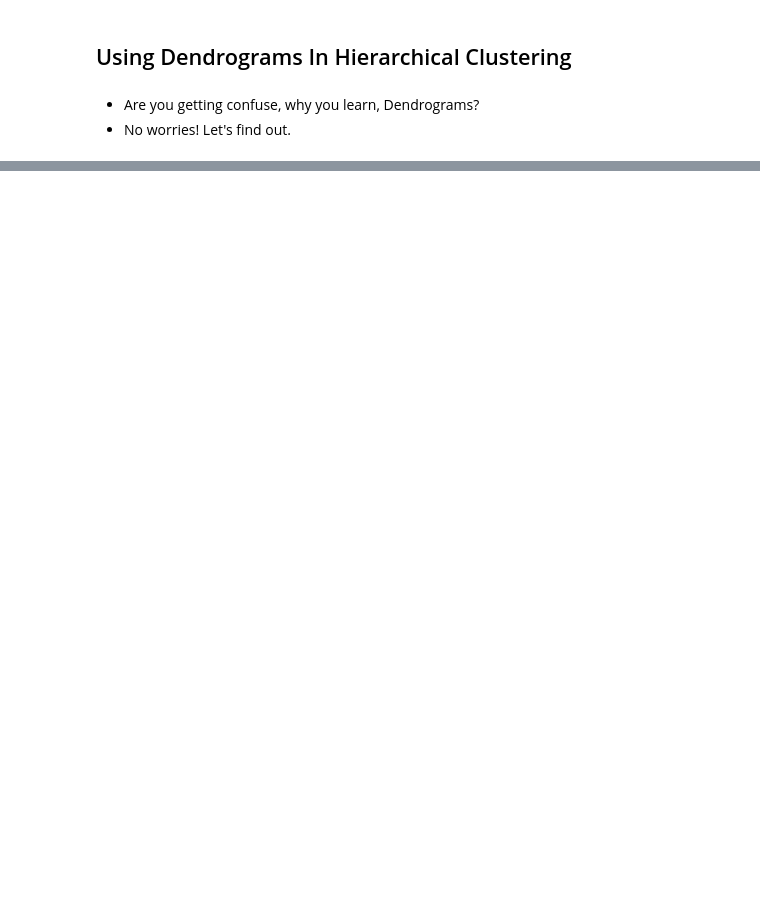
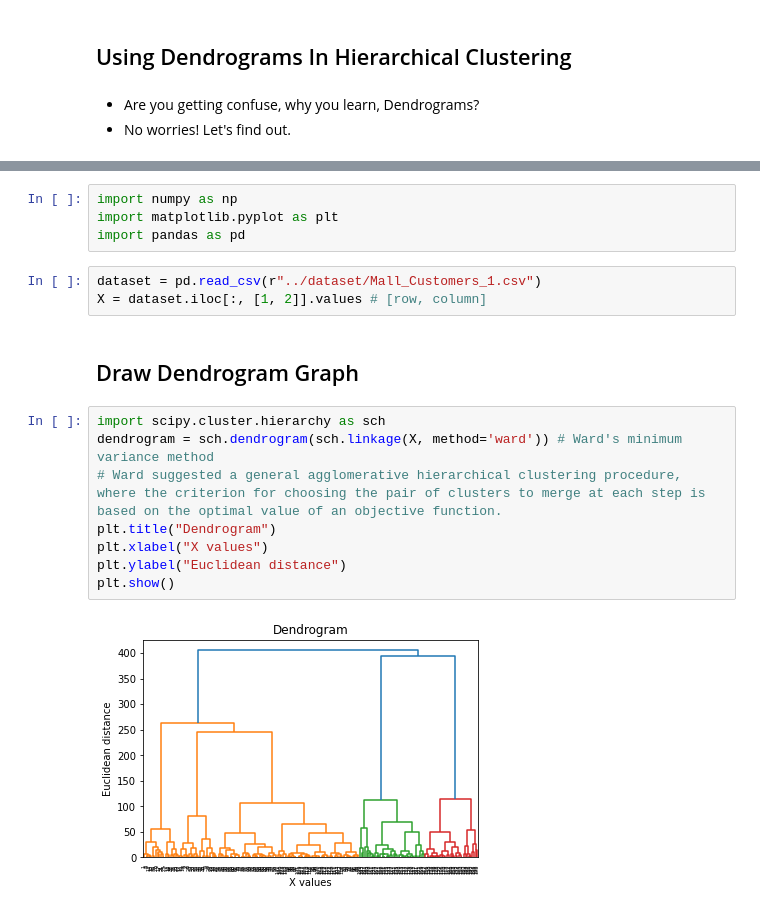
Before and after one commit to sanjay-rb/Machine-learning, a Jupyter notebook: notebook/20 . Hierarchical Clustering.ipynb, the cells around one changed output, grey strips where cells are left out. Drawn from its saved outputs; the diff is of its cells as text; blank space fills up the shorter version.

Commit message:
20 . Hierarchical Clustering Code added

```diff
--- a/notebook/20 . Hierarchical Clustering.ipynb
+++ b/notebook/20 . Hierarchical Clustering.ipynb
@@ -91,0 +107,19 @@ We need to find the longest distance between the Dendrogram horizontal lines.
+# %%
+import numpy as np
+import matplotlib.pyplot as plt
+import pandas as pd
+# %%
+dataset = pd.read_csv(r"../dataset/Mall_Customers_1.csv")
+X = dataset.iloc[:, [1, 2]].values # [row, column]
+# %% [markdown]
+## Draw Dendrogram Graph
+# %%
+import scipy.cluster.hierarchy as sch
+dendrogram = sch.dendrogram(sch.linkage(X, method='ward')) # Ward's minimum variance method
+# Ward suggested a general agglomerative hierarchical clustering procedure, where the criterion for choosing the pair of clusters to merge at each step is based on the optimal value of an objective function.
+plt.title("Dendrogram")
+plt.xlabel("X values")
+plt.ylabel("Euclidean distance")
+plt.show()
+# %% [output]
+[figure, added]
```
Also changed, not shown: parts of 13 cells of this notebook, 8 other files.
